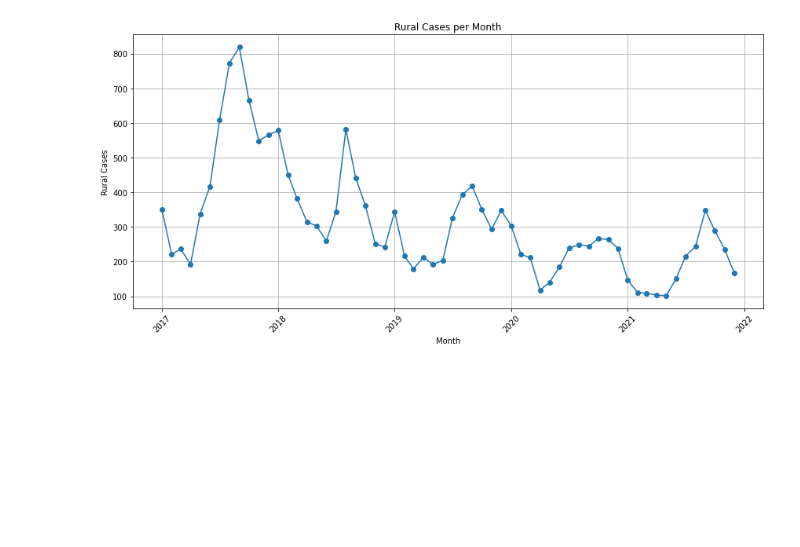
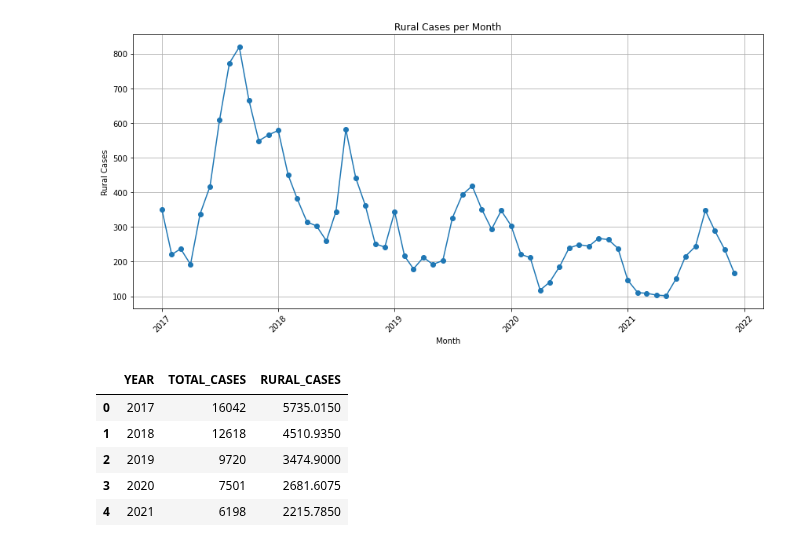
Before and after one commit to RaphaLevy/Study_on_Malaria_dynamics, a Jupyter notebook: sivep_data/Manaus_Pop_and_Cases_2017_2021.ipynb, the cells around one changed output. Cells and saved outputs as stored; diff of their text form; code cells hidden in the pictures; blank space fills up the shorter version.

```diff
--- a/sivep_data/Manaus_Pop_and_Cases_2017_2021.ipynb
+++ b/sivep_data/Manaus_Pop_and_Cases_2017_2021.ipynb
@@ -870,3 +870,15 @@ plt.tight_layout()
 plt.show()
 # %% [output]
 [figure]
+# %%
+cases_manaus_by_month['MONTH_NOTIF'] = pd.to_datetime(cases_manaus_by_month['MONTH_NOTIF'])
+cases_manaus_by_year = cases_manaus_by_month.groupby(cases_manaus_by_month['MONTH_NOTIF'].dt.year)['TOTAL_CASES', 'RURAL_CASES'].sum().reset_index()
+cases_manaus_by_year.columns = ['YEAR', 'TOTAL_CASES', 'RURAL_CASES']
+cases_manaus_by_year
+# %% [output]
+|  | YEAR | TOTAL_CASES | RURAL_CASES |
+| 0 | 2017 | 16042 | 5735.0150 |
+| 1 | 2018 | 12618 | 4510.9350 |
+| 2 | 2019 | 9720 | 3474.9000 |
+| 3 | 2020 | 7501 | 2681.6075 |
+| 4 | 2021 | 6198 | 2215.7850 |
```
Also changed, not shown: parts of 3 cells of this notebook.
